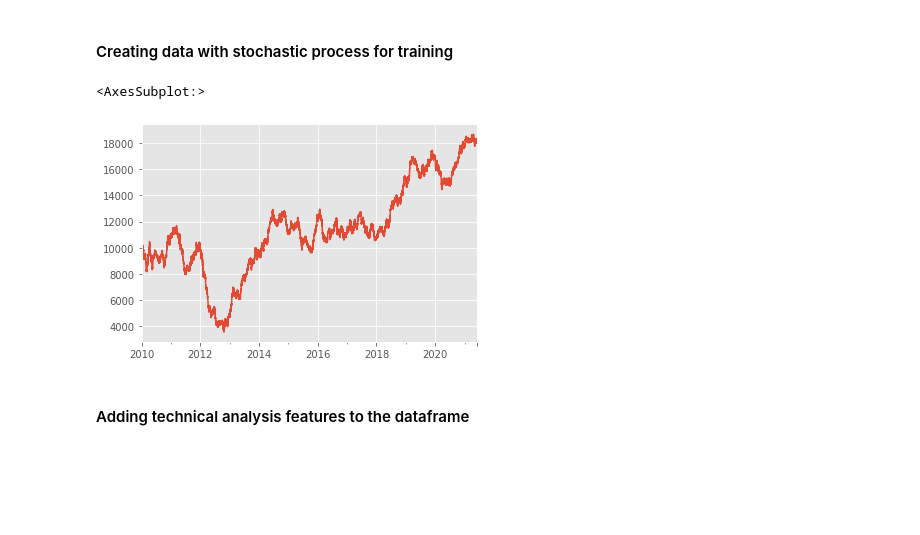
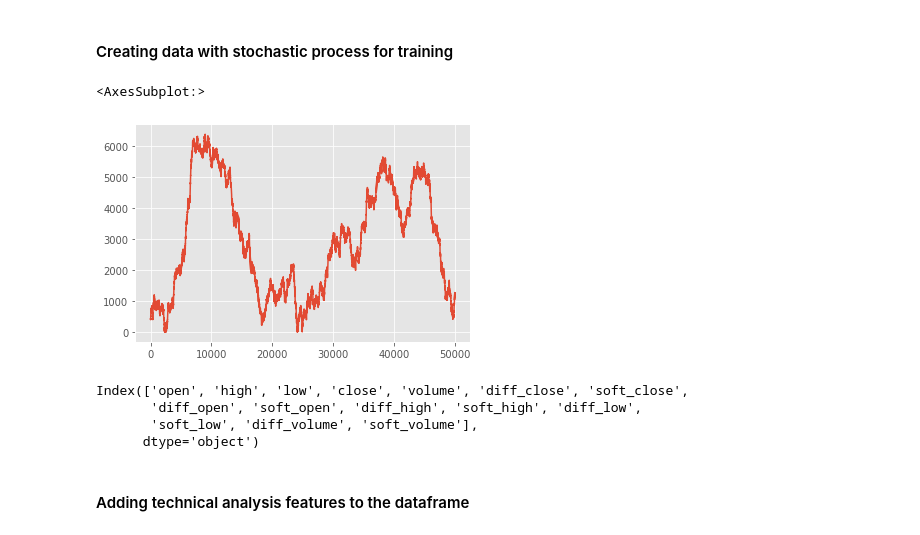
Before and after one commit to leandronogsantos/ReinforcementLearningTrading, a Jupyter notebook: rl-tensortrade.ipynb, the cells around one changed output. Saved outputs shown, nothing was run; the diff lists cells and outputs as text; code cells hidden in the pictures; blank space fills up the shorter version.

```diff
--- a/rl-tensortrade.ipynb
+++ b/rl-tensortrade.ipynb
@@ -93,18 +102,36 @@ def createEnv(config):
     return env
 # %% [markdown]
 #### Creating data with stochastic process for training
-# %%
-data = sp.fbm(
-    base_price=10000,
-    base_volume=5000,
-    start_date="2010-01-01",
-    times_to_generate=100000,
-    time_frame='1H'
-)
-
-data.close.plot()
-# %% [output]
-<AxesSubplot:>
-[figure, removed]
+# %%
+# from scipy.signal import savgol_filter
+# funcs = [sp.gbm, sp.heston]
+
+# data = sp.fbm(
+
+#     base_price=random.randint(20, 2000),
+#     base_volume=random.randint(40, 5000),
+#     start_date="2010-01-01",
+#     times_to_generate=50000,
+#     time_frame='1H')
+
+# for column in ["close", "open", "high", "low", "volume"]:
+#     data[f"diff_{column}"] = data[f"{column}"].apply(np.log).diff().dropna()
+#     data[f"soft_{column}"] = savgol_filter(data[column], 35, 2)
+
+
+# data.to_csv("fake_data.csv", index=False)
+data = pd.read_csv("fake_data.csv")
+
+data.close.plot()
+# %% [output]
+<AxesSubplot:>
+[figure, added]
+# %%
+data.columns
+# %% [output]
+Index(['open', 'high', 'low', 'close', 'volume', 'diff_close', 'soft_close',
+       'diff_open', 'soft_open', 'diff_high', 'soft_high', 'diff_low',
+       'soft_low', 'diff_volume', 'soft_volume'],
+      dtype='object')
 # %% [markdown]
 #### Adding technical analysis features to the dataframe
```
Also changed, not shown: parts of 20 cells of this notebook, 1 other file.
